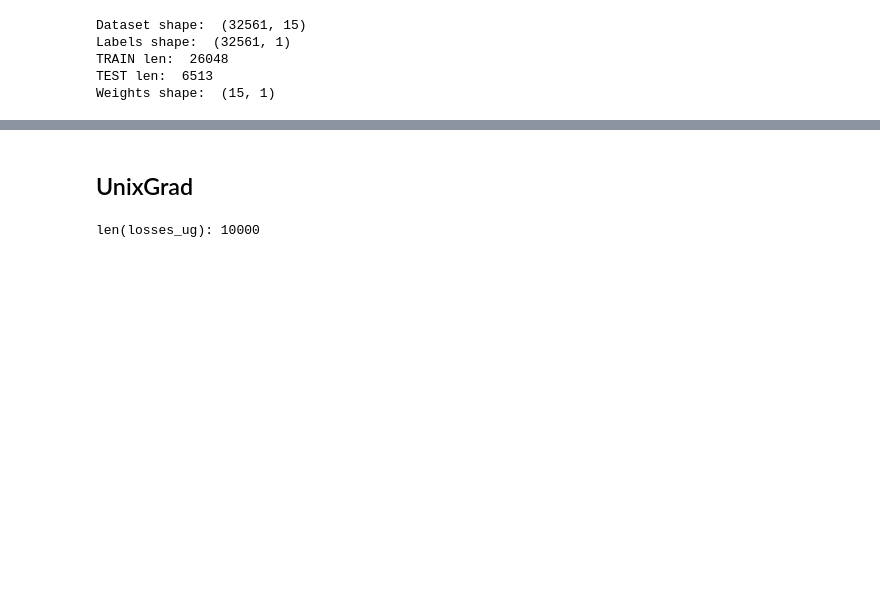
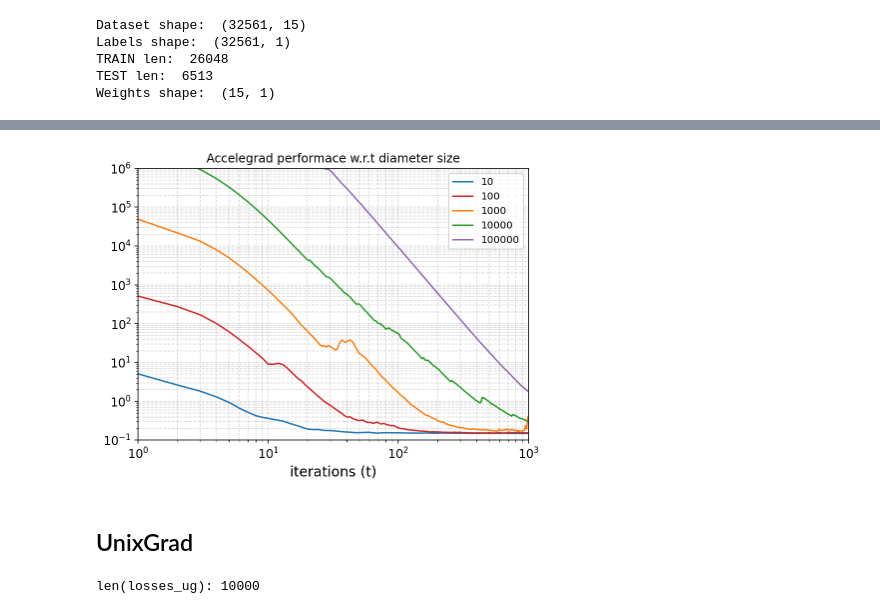
Before and after one commit to FrancescoMandru/Optimization, a Jupyter notebook: jupyter/testfunctions.ipynb, the cells around one changed output, grey strips where cells are left out. Saved outputs shown, nothing was run; the diff lists cells and outputs as text; code cells hidden in the pictures; blank space fills up the shorter version.

```diff
--- a/jupyter/testfunctions.ipynb
+++ b/jupyter/testfunctions.ipynb
@@ -513,3 +546,59 @@ plt.show()
+# %%
+plt.figure(figsize=(7,5))
+
+max_iter = 1000
+
+trials = 5
+diameters = [10,100,1000,10000,100000]
+
+losses = []
+accs = []
+
+for i in range(len(diameters)):
+    b_losses = np.zeros((5,max_iter+1))
+    b_accs = np.zeros((5,max_iter+1))
+    for j in range(trials):
+        #weights_initial = np.random.rand(1,X_train.shape[1]).T
+        weights_initial = np.zeros((X_train.shape[1],1))
+        #weights_initial = np.random.randint(low=-100, high=100, size=(1, X_train.shape[1])).T
+
+        loss, acc, y_bar = accelegrad_v2(weights_initial,
+                                    X_train,
+                                    y_train,
+                                    X_test,
+                                    y_test,
+                                    D=diameters[i],
+                                    G=0,
+                                    batch_size = 5,
+                                    lamb=1,
+                                    max_iter=max_iter)
+
+
+        b_losses[i,:] = loss
+        b_accs[i,:] = acc
+
+    losses.append(np.mean(b_losses,axis=0))
+    accs.append(np.mean(b_accs,axis=0))
+
+#plt.figure(figsize=(7,5))
+plt.yscale('log')
+plt.xscale('log')
+plt.grid(which='both', ls="--", alpha=0.5)
+plt.plot(losses[0], alpha=1, c='tab:blue', label=10)
+plt.plot(losses[1], alpha=1, c='tab:red',label=100)
+plt.plot(losses[2], alpha=1, c='tab:orange',label=1000)
+plt.plot(losses[3], alpha=1, c='tab:green',label=10000)
+plt.plot(losses[4], alpha=1, c='tab:purple',label=100000)
+plt.xlabel(r"iterations (t)", fontsize=14)
+plt.xlim([1,max_iter])
+plt.ylim([1e-1,1e6])
+plt.yticks(fontsize=12)
+plt.xticks(fontsize=12)
+plt.legend()
+plt.title("Accelegrad performace w.r.t diameter size")
+plt.show()
+# %% [output]
+[figure, added]
 # %% [markdown]
 ## UnixGrad
 # %%
```
Also changed, not shown: parts of 8 cells of this notebook, 10 other files.
